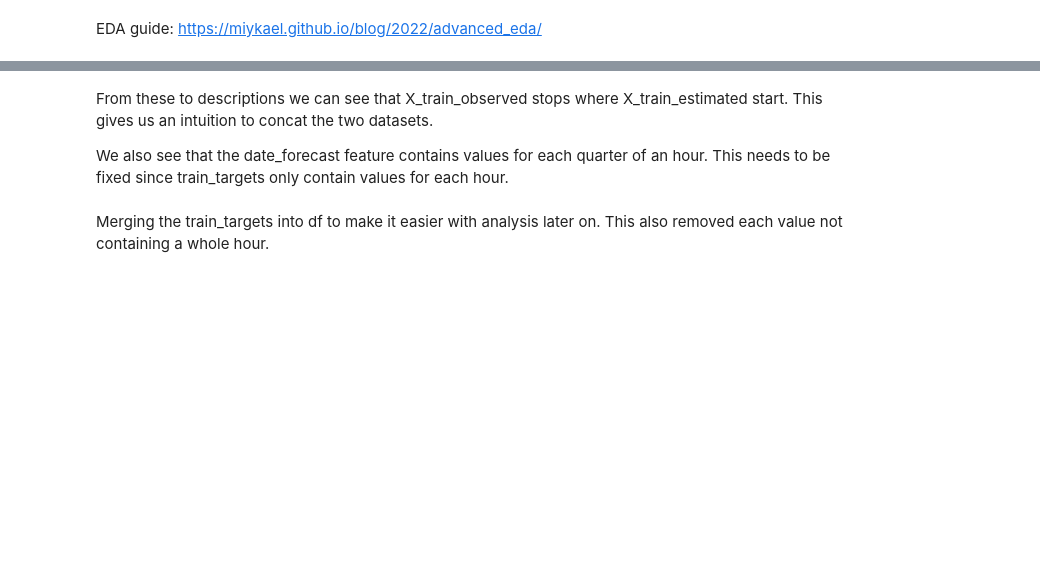
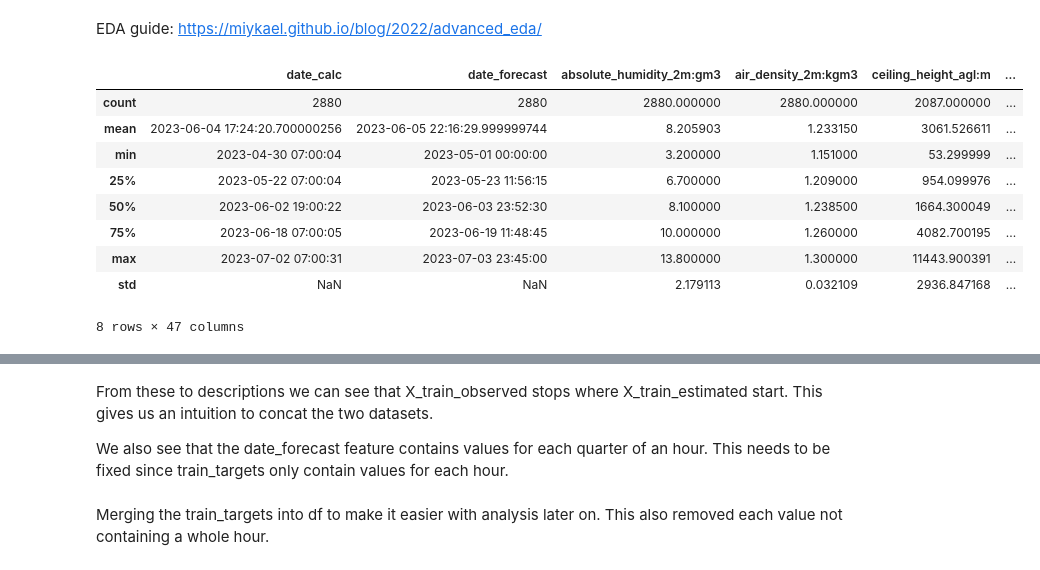
Before and after one commit to Markuski2023/MLGroupProject, a Jupyter notebook: src/EDA.ipynb, the cells around one changed output, grey strips where cells are left out. Saved outputs shown, nothing was run; the diff lists cells and outputs as text; code cells hidden in the pictures; blank space fills up the shorter version.

```diff
--- a/src/EDA.ipynb
+++ b/src/EDA.ipynb
@@ -17,5 +17,18 @@ train_targets = pd.read_parquet('./data/A/train_targets.parquet')
 X_test_estimated = pd.read_parquet('./data/A/X_test_estimated.parquet')
 X_train_estimated = pd.read_parquet('./data/A/X_train_estimated.parquet')
 X_train_observed = pd.read_parquet('./data/A/X_train_observed.parquet')
+# %%
+X_test_estimated.describe()
+# %% [output]
+|  | date_calc | date_forecast | absolute_humidity_2m:gm3 | air_density_2m:kgm3 | ceiling_height_agl:m | ... |
+| count | 2880 | 2880 | 2880.000000 | 2880.000000 | 2087.000000 | ... |
+| mean | 2023-06-04 17:24:20.700000256 | 2023-06-05 22:16:29.999999744 | 8.205903 | 1.233150 | 3061.526611 | ... |
+| min | 2023-04-30 07:00:04 | 2023-05-01 00:00:00 | 3.200000 | 1.151000 | 53.299999 | ... |
+| 25% | 2023-05-22 07:00:04 | 2023-05-23 11:56:15 | 6.700000 | 1.209000 | 954.099976 | ... |
+| 50% | 2023-06-02 19:00:22 | 2023-06-03 23:52:30 | 8.100000 | 1.238500 | 1664.300049 | ... |
+| 75% | 2023-06-18 07:00:05 | 2023-06-19 11:48:45 | 10.000000 | 1.260000 | 4082.700195 | ... |
+| max | 2023-07-02 07:00:31 | 2023-07-03 23:45:00 | 13.800000 | 1.300000 | 11443.900391 | ... |
+| std | NaN | NaN | 2.179113 | 0.032109 | 2936.847168 | ... |
+8 rows × 47 columns
 # %%
 X_train_observed.describe()
```
Also changed, not shown: parts of 24 cells of this notebook, 6 other files.
